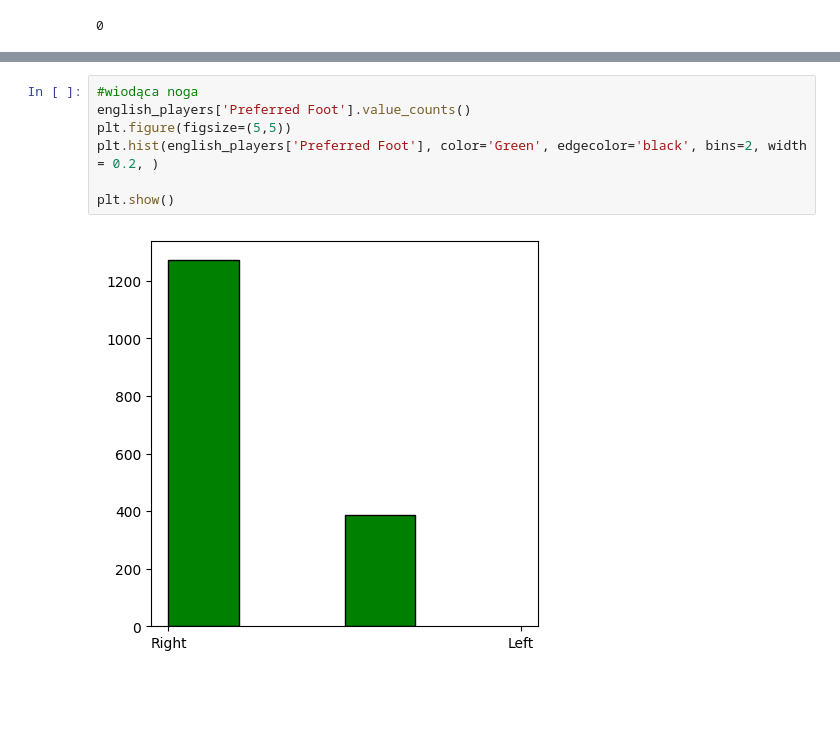
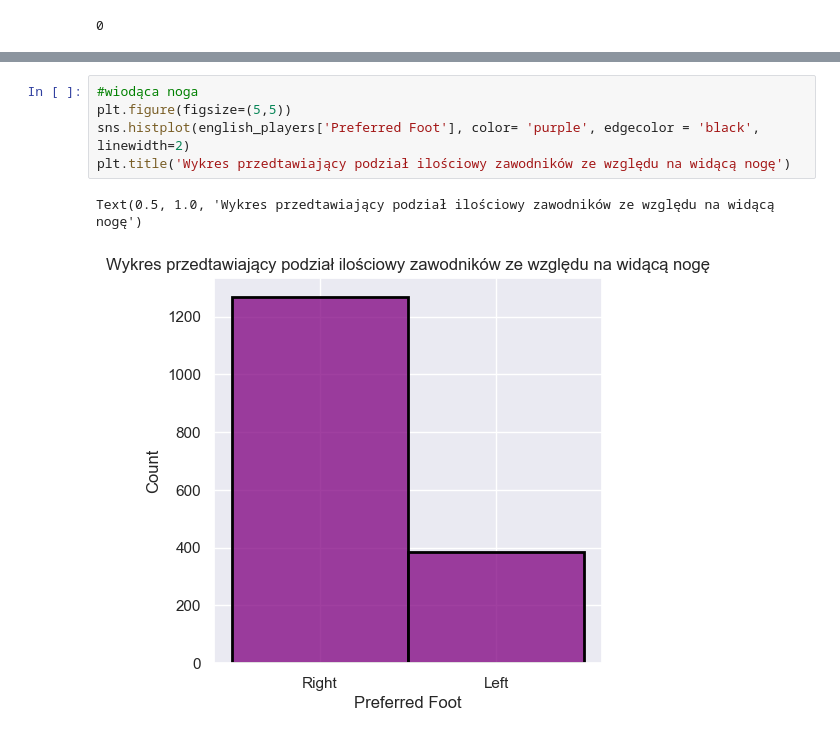
Before and after one commit to PatrykKawka/Python--Fifa-19-Exploratory-Data-Analysis, a Jupyter notebook: Fifa 19 - EDA.ipynb, the cells around one changed output, grey strips where cells are left out. Drawn from its saved outputs; the diff is of its cells as text; blank space fills up the shorter version.

```diff
--- a/Fifa 19 - EDA.ipynb
+++ b/Fifa 19 - EDA.ipynb
@@ -102,9 +125,8 @@ english_players.describe().T.style.background_gradient(cmap='Greens', axis = Non
 # %%
 #wiodąca noga
-english_players['Preferred Foot'].value_counts()
 plt.figure(figsize=(5,5))
-plt.hist(english_players['Preferred Foot'], color='Green', edgecolor='black', bins=2, width = 0.2, )
-
-plt.show()
+sns.histplot(english_players['Preferred Foot'], color= 'purple', edgecolor = 'black', linewidth=2)
+plt.title('Wykres przedtawiający podział ilościowy zawodników ze względu na widącą nogę')
 # %% [output]
+Text(0.5, 1.0, 'Wykres przedtawiający podział ilościowy zawodników ze względu na widącą nogę')
-[figure, old version]
+[figure, new version]
```
Also changed, not shown: parts of 16 cells of this notebook.
